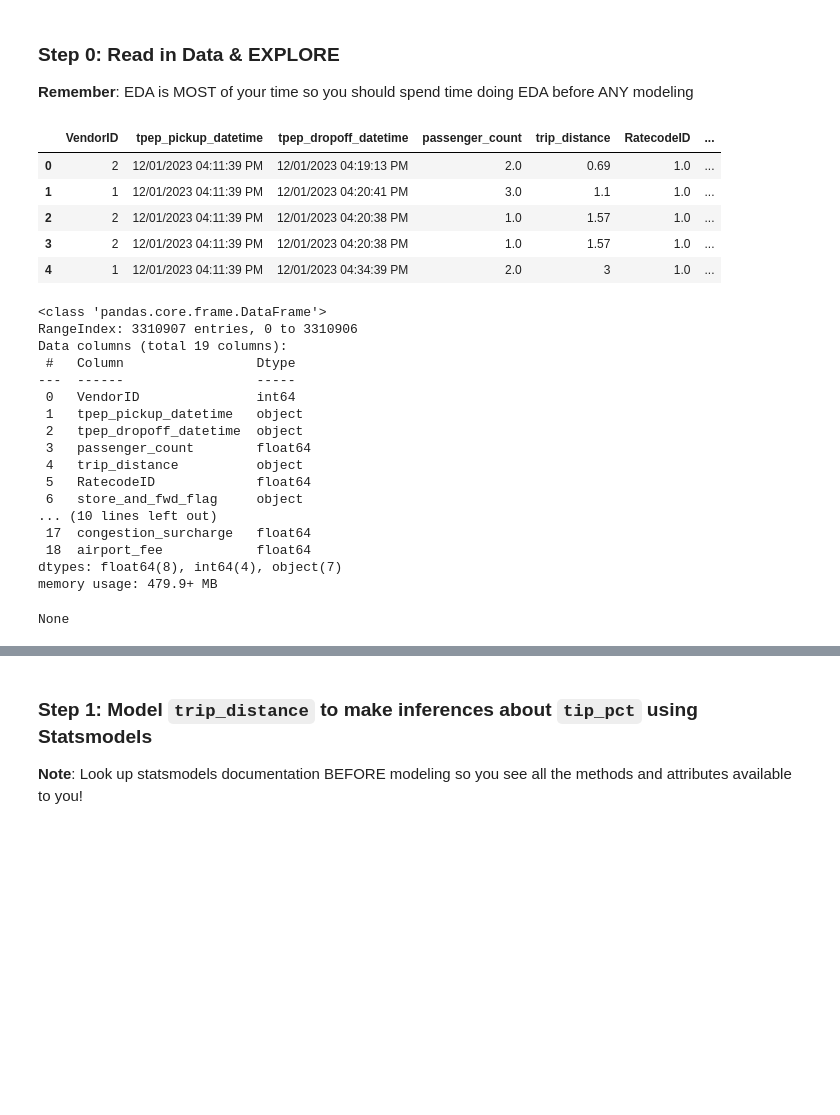
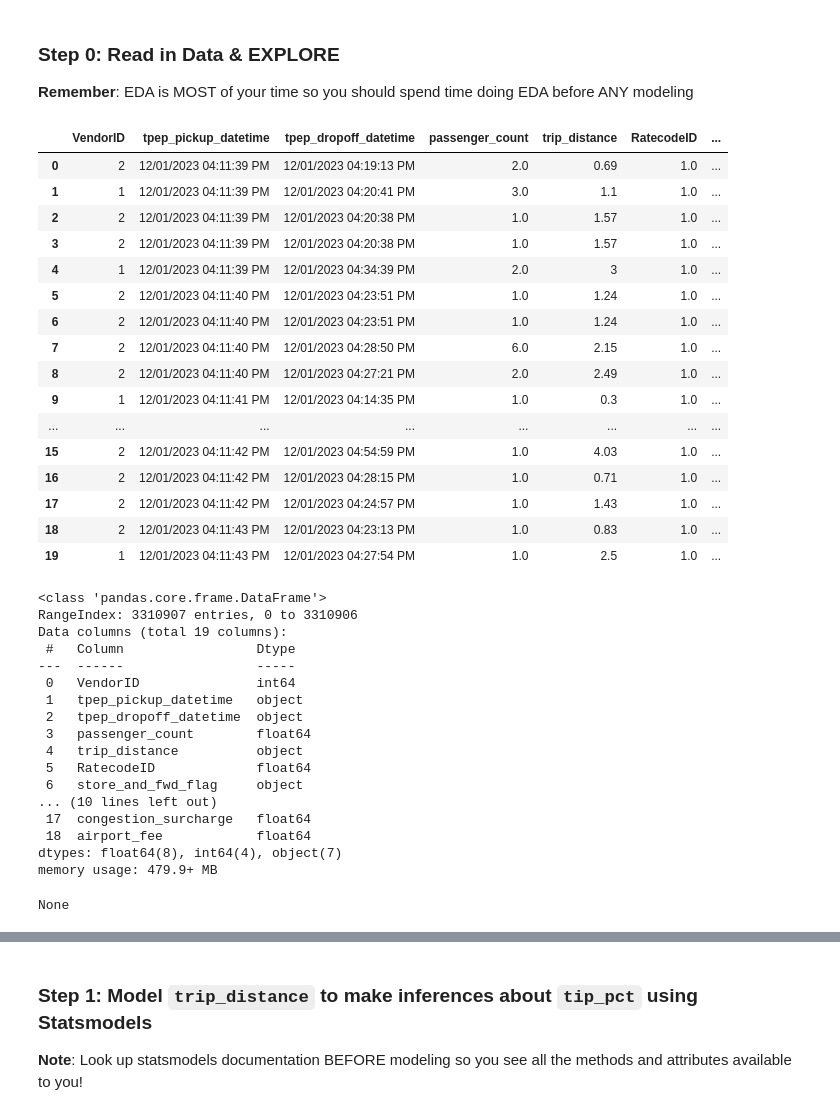
Before and after one commit to ro-the-creator/DA2025_Lectures, a Jupyter notebook: Mod6/CodeAssignments/Mod6L4_CodeAlong_STUDENT.ipynb, the cells around one changed output, grey strips where cells are left out. Cells and saved outputs as stored; diff of their text form; code cells hidden in the pictures; blank space fills up the shorter version.

```diff
--- a/Mod6/CodeAssignments/Mod6L4_CodeAlong_STUDENT.ipynb
+++ b/Mod6/CodeAssignments/Mod6L4_CodeAlong_STUDENT.ipynb
@@ -20,18 +20,29 @@ import numpy as np
 # %%
 # Read in data and look at it!
 path = '/Users/Marcy_Student/Desktop/Marcy-Modules/marcy-git/DA2025_Lectures/Mod6/data/2023_Yellow_Taxi_Trip_Data_20251015.csv'
 
 df = pd.read_csv(path, low_memory=False)
-display(df.head())
+display(df.head(20))
 display(df.info())
 display(df.describe())
 # %% [output]
 |  | VendorID | tpep_pickup_datetime | tpep_dropoff_datetime | passenger_count | trip_distance | RatecodeID | ... |
 | 0 | 2 | 12/01/2023 04:11:39 PM | 12/01/2023 04:19:13 PM | 2.0 | 0.69 | 1.0 | ... |
 | 1 | 1 | 12/01/2023 04:11:39 PM | 12/01/2023 04:20:41 PM | 3.0 | 1.1 | 1.0 | ... |
 | 2 | 2 | 12/01/2023 04:11:39 PM | 12/01/2023 04:20:38 PM | 1.0 | 1.57 | 1.0 | ... |
 | 3 | 2 | 12/01/2023 04:11:39 PM | 12/01/2023 04:20:38 PM | 1.0 | 1.57 | 1.0 | ... |
 | 4 | 1 | 12/01/2023 04:11:39 PM | 12/01/2023 04:34:39 PM | 2.0 | 3 | 1.0 | ... |
+| 5 | 2 | 12/01/2023 04:11:40 PM | 12/01/2023 04:23:51 PM | 1.0 | 1.24 | 1.0 | ... |
+| 6 | 2 | 12/01/2023 04:11:40 PM | 12/01/2023 04:23:51 PM | 1.0 | 1.24 | 1.0 | ... |
+| 7 | 2 | 12/01/2023 04:11:40 PM | 12/01/2023 04:28:50 PM | 6.0 | 2.15 | 1.0 | ... |
+| 8 | 2 | 12/01/2023 04:11:40 PM | 12/01/2023 04:27:21 PM | 2.0 | 2.49 | 1.0 | ... |
+| 9 | 1 | 12/01/2023 04:11:41 PM | 12/01/2023 04:14:35 PM | 1.0 | 0.3 | 1.0 | ... |
+| ... | ... | ... | ... | ... | ... | ... | ... |
+| 15 | 2 | 12/01/2023 04:11:42 PM | 12/01/2023 04:54:59 PM | 1.0 | 4.03 | 1.0 | ... |
+| 16 | 2 | 12/01/2023 04:11:42 PM | 12/01/2023 04:28:15 PM | 1.0 | 0.71 | 1.0 | ... |
+| 17 | 2 | 12/01/2023 04:11:42 PM | 12/01/2023 04:24:57 PM | 1.0 | 1.43 | 1.0 | ... |
+| 18 | 2 | 12/01/2023 04:11:43 PM | 12/01/2023 04:23:13 PM | 1.0 | 0.83 | 1.0 | ... |
+| 19 | 1 | 12/01/2023 04:11:43 PM | 12/01/2023 04:27:54 PM | 1.0 | 2.5 | 1.0 | ... |
 <class 'pandas.core.frame.DataFrame'>
 RangeIndex: 3310907 entries, 0 to 3310906
 Data columns (total 19 columns):
```
Also changed, not shown: parts of 3 cells of this notebook, 3 other files.
